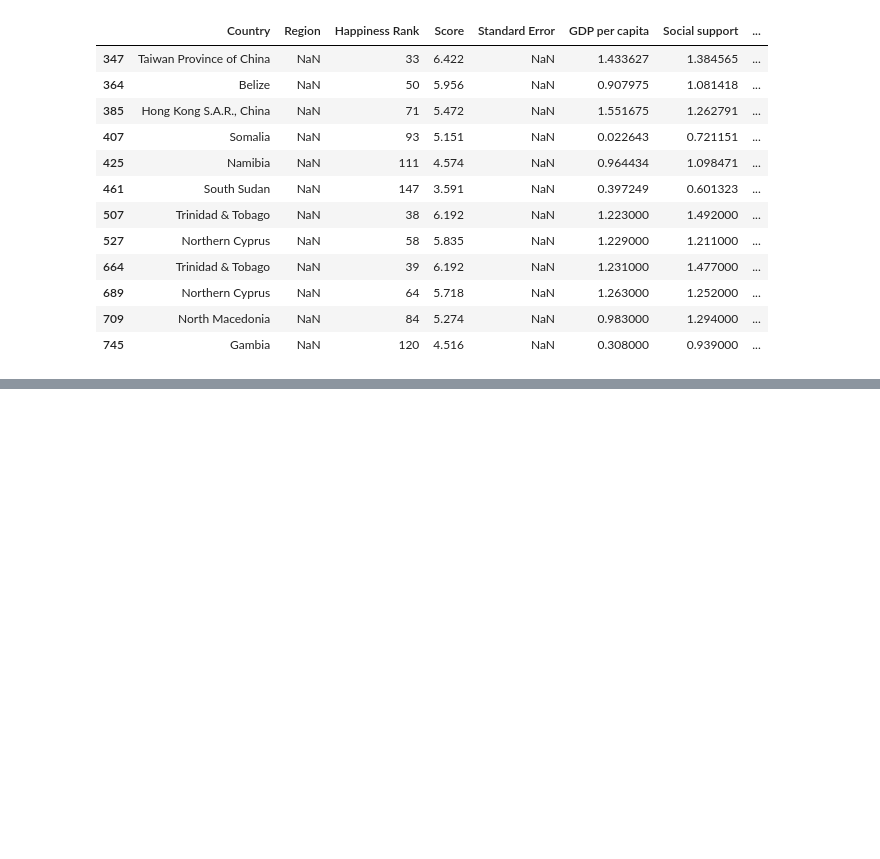
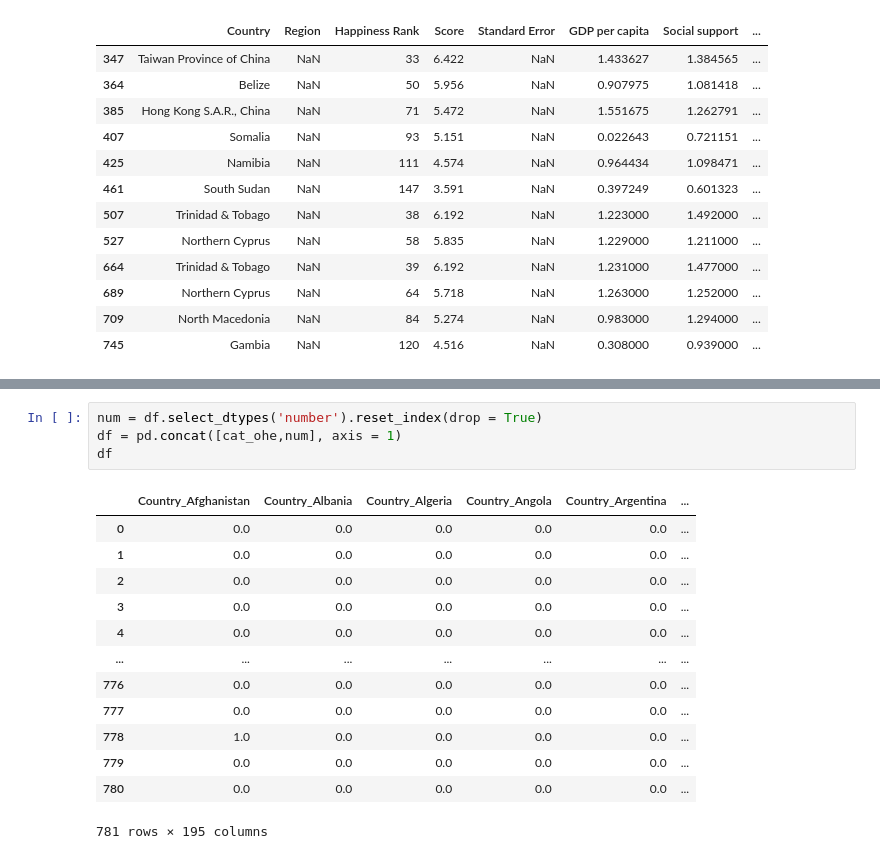
Before and after one commit to caroldvarela/workshop-03, a Jupyter notebook: notebooks/001_EDA.ipynb, the cells around one changed output, grey strips where cells are left out. Saved outputs shown, nothing was run; the diff lists cells and outputs as text; blank space fills up the shorter version.

```diff
--- a/notebooks/001_EDA.ipynb
+++ b/notebooks/001_EDA.ipynb
@@ -260,0 +379,18 @@ df[df['Region'].isna()]
+# %%
+num = df.select_dtypes('number').reset_index(drop = True)
+df = pd.concat([cat_ohe,num], axis = 1)
+df
+# %% [output]
+|  | Country_Afghanistan | Country_Albania | Country_Algeria | Country_Angola | Country_Argentina | ... |
+| 0 | 0.0 | 0.0 | 0.0 | 0.0 | 0.0 | ... |
+| 1 | 0.0 | 0.0 | 0.0 | 0.0 | 0.0 | ... |
+| 2 | 0.0 | 0.0 | 0.0 | 0.0 | 0.0 | ... |
+| 3 | 0.0 | 0.0 | 0.0 | 0.0 | 0.0 | ... |
+| 4 | 0.0 | 0.0 | 0.0 | 0.0 | 0.0 | ... |
+| ... | ... | ... | ... | ... | ... | ... |
+| 776 | 0.0 | 0.0 | 0.0 | 0.0 | 0.0 | ... |
+| 777 | 0.0 | 0.0 | 0.0 | 0.0 | 0.0 | ... |
+| 778 | 1.0 | 0.0 | 0.0 | 0.0 | 0.0 | ... |
+| 779 | 0.0 | 0.0 | 0.0 | 0.0 | 0.0 | ... |
+| 780 | 0.0 | 0.0 | 0.0 | 0.0 | 0.0 | ... |
+781 rows × 195 columns
```
Also changed, not shown: parts of 11 cells of this notebook.
